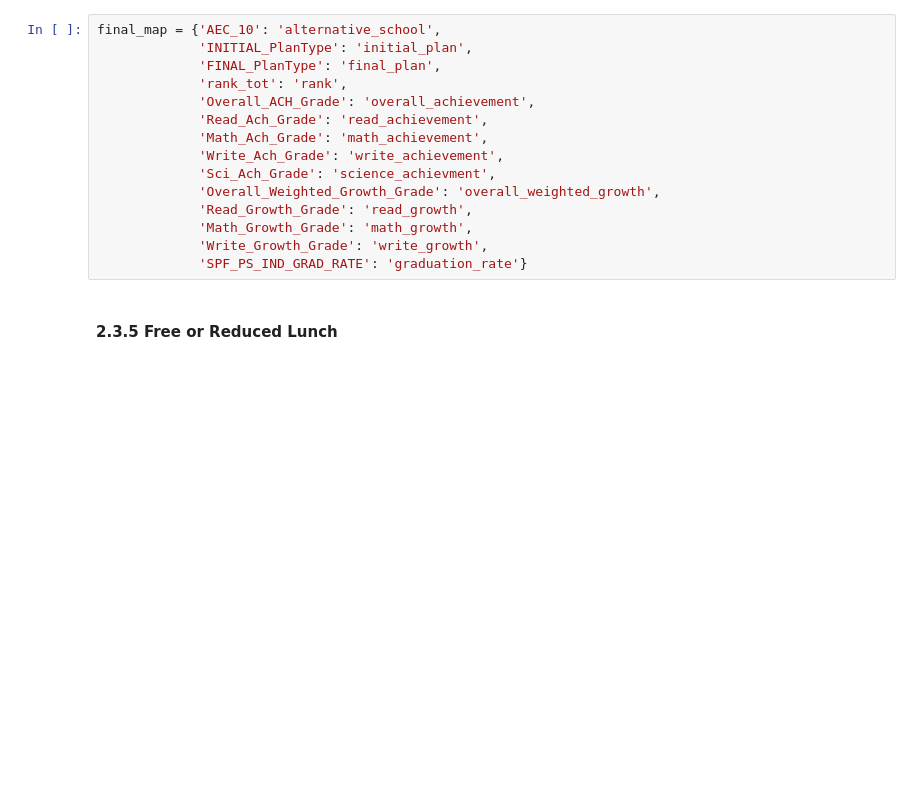
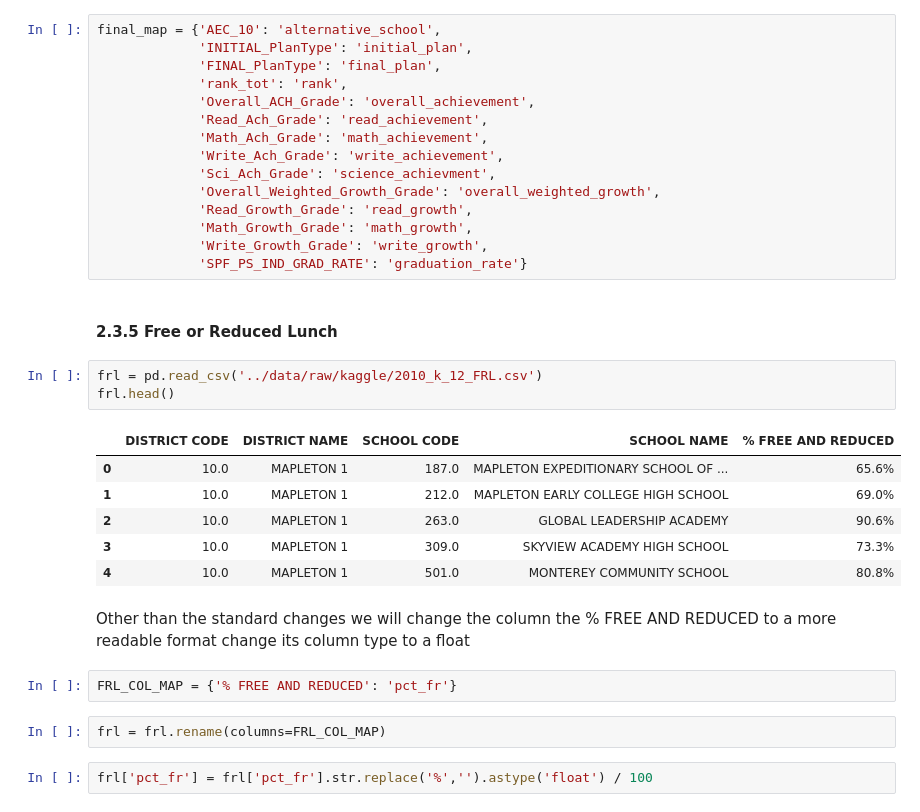
Before and after one commit to clewis53/CaeleyLewis-Capstone2-StoryOfColoradoEducation, a Jupyter notebook: notebooks/0.1-data-wrangling.ipynb, the cells around one changed output. Drawn from its saved outputs; the diff is of its cells as text; blank space fills up the shorter version.

```diff
--- a/notebooks/0.1-data-wrangling.ipynb
+++ b/notebooks/0.1-data-wrangling.ipynb
@@ -593,3 +593,21 @@ final_map = {'AEC_10': 'alternative_school',
              'SPF_PS_IND_GRAD_RATE': 'graduation_rate'}
 # %% [markdown]
 #### 2.3.5 Free or Reduced Lunch <a id='make-frl'></a>
+# %%
+frl = pd.read_csv('../data/raw/kaggle/2010_k_12_FRL.csv')
+frl.head()
+# %% [output]
+|  | DISTRICT CODE | DISTRICT NAME | SCHOOL CODE | SCHOOL NAME | % FREE AND REDUCED |
+| 0 | 10.0 | MAPLETON 1 | 187.0 | MAPLETON EXPEDITIONARY SCHOOL OF ... | 65.6% |
+| 1 | 10.0 | MAPLETON 1 | 212.0 | MAPLETON EARLY COLLEGE HIGH SCHOOL | 69.0% |
+| 2 | 10.0 | MAPLETON 1 | 263.0 | GLOBAL LEADERSHIP ACADEMY | 90.6% |
+| 3 | 10.0 | MAPLETON 1 | 309.0 | SKYVIEW ACADEMY HIGH SCHOOL | 73.3% |
+| 4 | 10.0 | MAPLETON 1 | 501.0 | MONTEREY COMMUNITY SCHOOL | 80.8% |
+# %% [markdown]
+Other than the standard changes we will change the column the % FREE AND REDUCED to a more readable format change its column type to a float
+# %%
+FRL_COL_MAP = {'% FREE AND REDUCED': 'pct_fr'}
+# %%
+frl = frl.rename(columns=FRL_COL_MAP)
+# %%
+frl['pct_fr'] = frl['pct_fr'].str.replace('%','').astype('float') / 100
```
Also changed, not shown: parts of 1 cell of this notebook, 5 other files.
